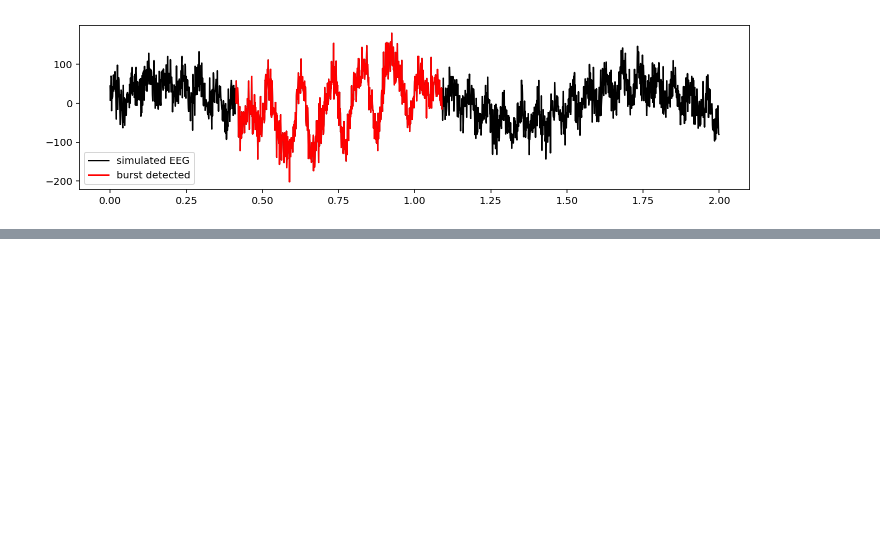
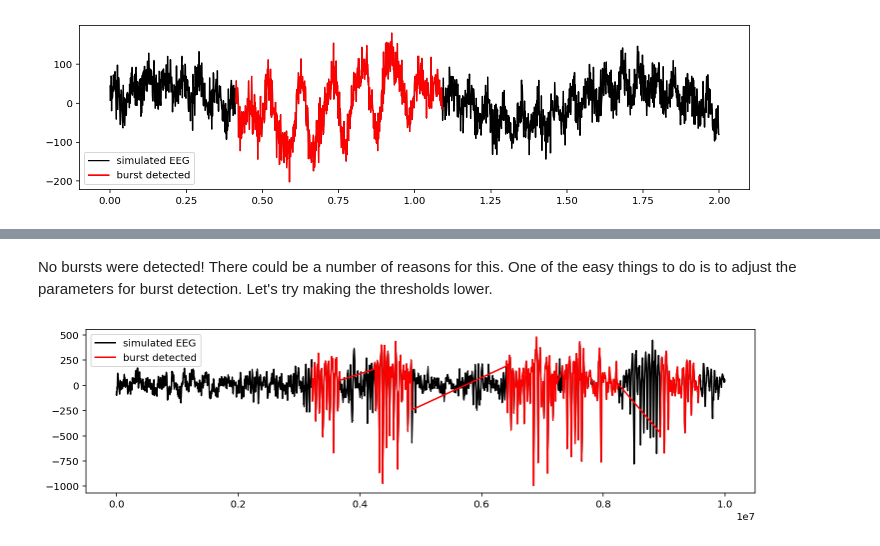
Before and after one commit to neurodsp-tools/neurodsp, a Jupyter notebook: tutorials/Burst detection.ipynb, the cells around one changed output, grey strips where cells are left out. Cells and saved outputs as stored; diff of their text form; code cells hidden in the pictures; blank space fills up the shorter version.

```diff
--- a/tutorials/Burst detection.ipynb
+++ b/tutorials/Burst detection.ipynb
@@ -96,0 +123,16 @@ plt.legend(loc='best');
+# %% [markdown]
+No bursts were detected! There could be a number of reasons for this. One of the easy things to do is to adjust the parameters for burst detection. Let's try making the thresholds lower.
+# %%
+# Detect bursts using 'deviation' algorithm
+bursting = neurodsp.detect_bursts(x, Fs, alpha, algorithm='deviation', thresh=(0.9, 2))
+
+# Get indices for bursting using 'deviation' algorithm
+bursting_i = np.where(bursting)
+
+# Plot original signal and burst activity
+plt.figure(figsize=(12,3));
+plt.plot(t, x, 'k', label='simulated EEG');
+plt.plot(t[bursting_i], x[bursting_i], 'r', label='burst detected')
+plt.legend(loc='best');
+# %% [output]
+[figure, added]
```
Also changed, not shown: parts of 9 cells of this notebook.
